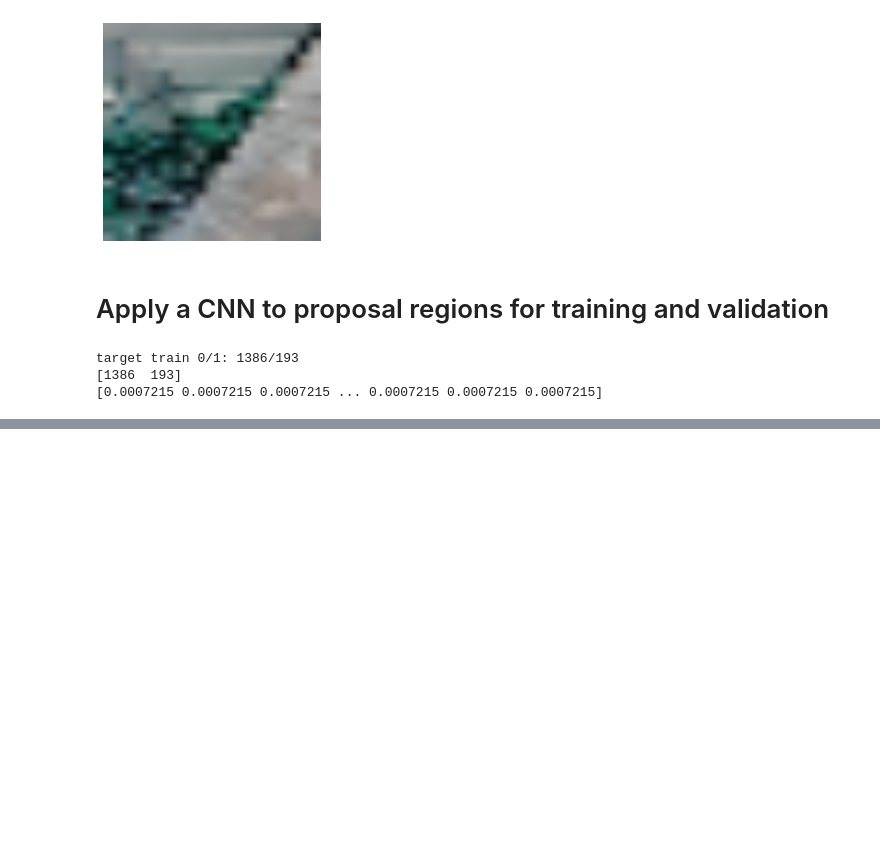
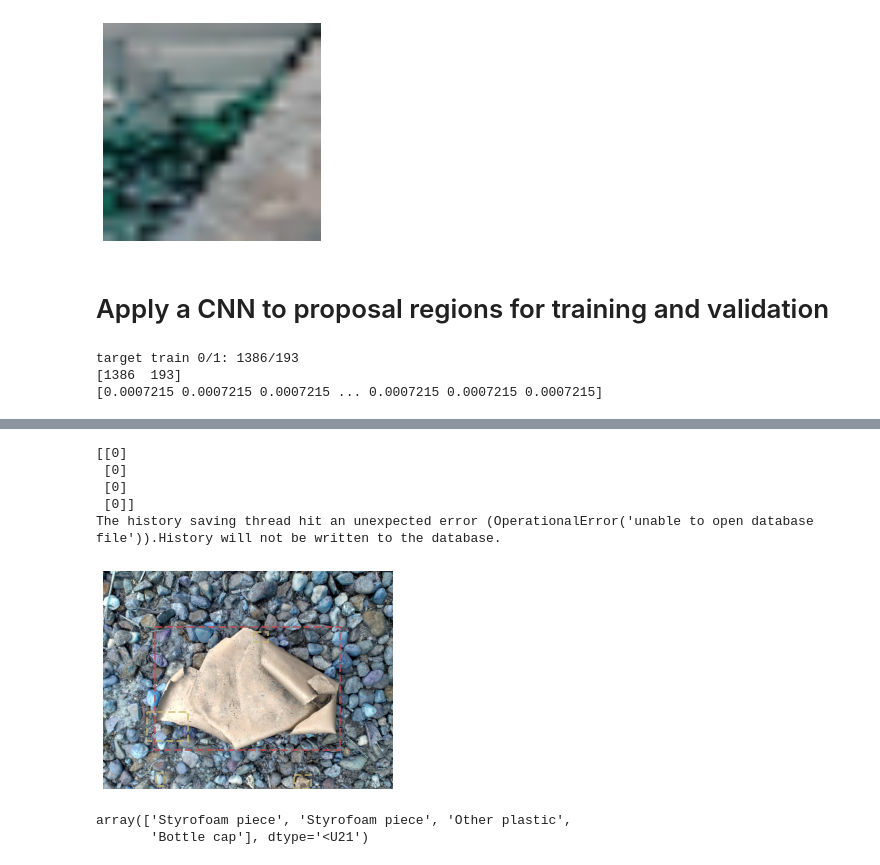
Before and after one commit to marcoplacenti/DeepLearning-in-ComputerVision, a Jupyter notebook: project-1.2/object_detection.ipynb, the cells around one changed output, grey strips where cells are left out. Saved outputs shown, nothing was run; the diff lists cells and outputs as text; code cells hidden in the pictures; blank space fills up the shorter version.

```diff
--- a/project-1.2/object_detection.ipynb
+++ b/project-1.2/object_detection.ipynb
@@ -645,0 +598,2 @@ def non_max_suppression(boxes, scores, threshold):
+# %%
+test_loader = DataLoader(final_test_data, batch_size=64, shuffle=False, num_workers=3)
@@ -645,0 +688,77 @@ def non_max_suppression(boxes, scores, threshold):
+# %%
+file_path = '/dtu/datasets1/02514/data_wastedetection/'
+background_number = le.transform(np.array(['background']))[0]
+
+unique_files = np.unique(np.array(test_fns))
+
+# Do this for all files
+# indeces for the boxes in this file
+first_file = np.argwhere(np.array(test_fns) == unique_files[6])
+# indeces in first file for those with no background prediction
+pred_not_background_first_file = np.argwhere(predictions[first_file]!=background_number)[:,0]
+# indeces for the boxes with positive predictions
+pred_not_background_first_file_index = first_file[pred_not_background_first_file]
+
+# The boxes retained and their predictions
+boxes_retained = [test_bbs[pred_not_background_first_file_index[i][0]] for i in range(len(pred_not_background_first_file))]
+predictions_retained = predictions[pred_not_background_first_file_index]
+scores_retained = scores[pred_not_background_first_file_index]
+
+ious = np.zeros([len(pred_not_background_first_file_index),len(pred_not_background_first_file_index)])
+for i in range(len(pred_not_background_first_file_index)):
+    for j in range(len(pred_not_background_first_file_index)):
+        ious[i,j] = get_iou(boxes_retained[i],boxes_retained[j])
+
+
+
+# NMS
+#for y in range(len(ious[:,0])):
+boxes_left = []
+category_boxes_left = []
+ixs = scores_retained.argsort()[::-1]
+print(ixs)
+
+# order the boxes by score and get the rearranged indexes
+# find the IoU of the boxes between each other
+# %% [output]
+[[0]
+ [0]
+ [0]
+ [0]]
+The history saving thread hit an unexpected error (OperationalError('unable to open database file')).History will not be written to the database.
+# %%
+image = cv2.imread(file_path + unique_files[6])
+
+img_annots = get_image_ground_truth(unique_files[6])
+
+image = cv2.resize(image,(img_annots['new_size'][0],img_annots['new_size'][1]))
+
+fig,ax = plt.subplots(1)
+plt.axis('off')
+plt.imshow(image)
+
+# Show annotations
+for box in img_annots['bbox']:
+    #color = colorsys.hsv_to_rgb(np.random.random(),1,1)
+
+    rect = Rectangle((box[0],box[1]),box[2],box[3],linewidth=2,edgecolor='r',
+                    facecolor='none', alpha=0.7, linestyle = '--')
+    ax.add_patch(rect)
+
+for x in range(len(pred_not_background_first_file_index)):
+    #ind = pred_not_background_first_file_index[x][0]
+    #print(ind)
+    #print(test_bbs[ind])
+    rect = Rectangle((test_bbs[pred_not_background_first_file_index[x][0]][0],test_bbs[pred_not_background_first_file_index[x][0]][1]),test_bbs[pred_not_background_first_file_index[x][0]][2],test_bbs[pred_not_background_first_file_index[x][0]][3],linewidth=2,edgecolor='y',
+                    facecolor='none', alpha=0.7, linestyle = '--')
+    ax.add_patch(rect)
+
+
+plt.show()
+# %% [output]
+[figure, added]
+# %%
+le.inverse_transform(np.array(predictions[pred_not_background_first_file_index],dtype=int))
+# %% [output]
+array(['Styrofoam piece', 'Styrofoam piece', 'Other plastic',
+       'Bottle cap'], dtype='<U21')
```
Also changed, not shown: parts of 18 cells of this notebook, 1 other file.
